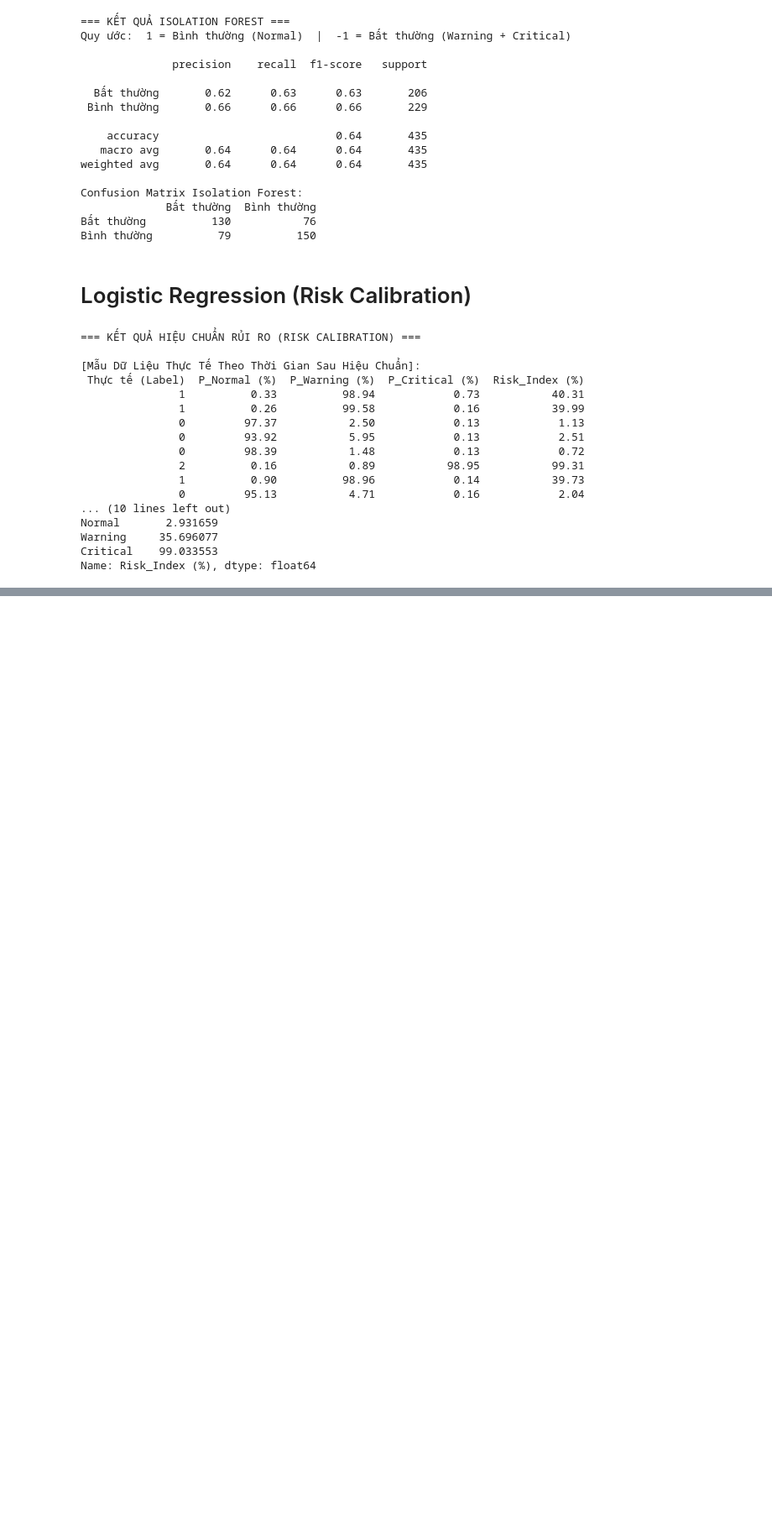
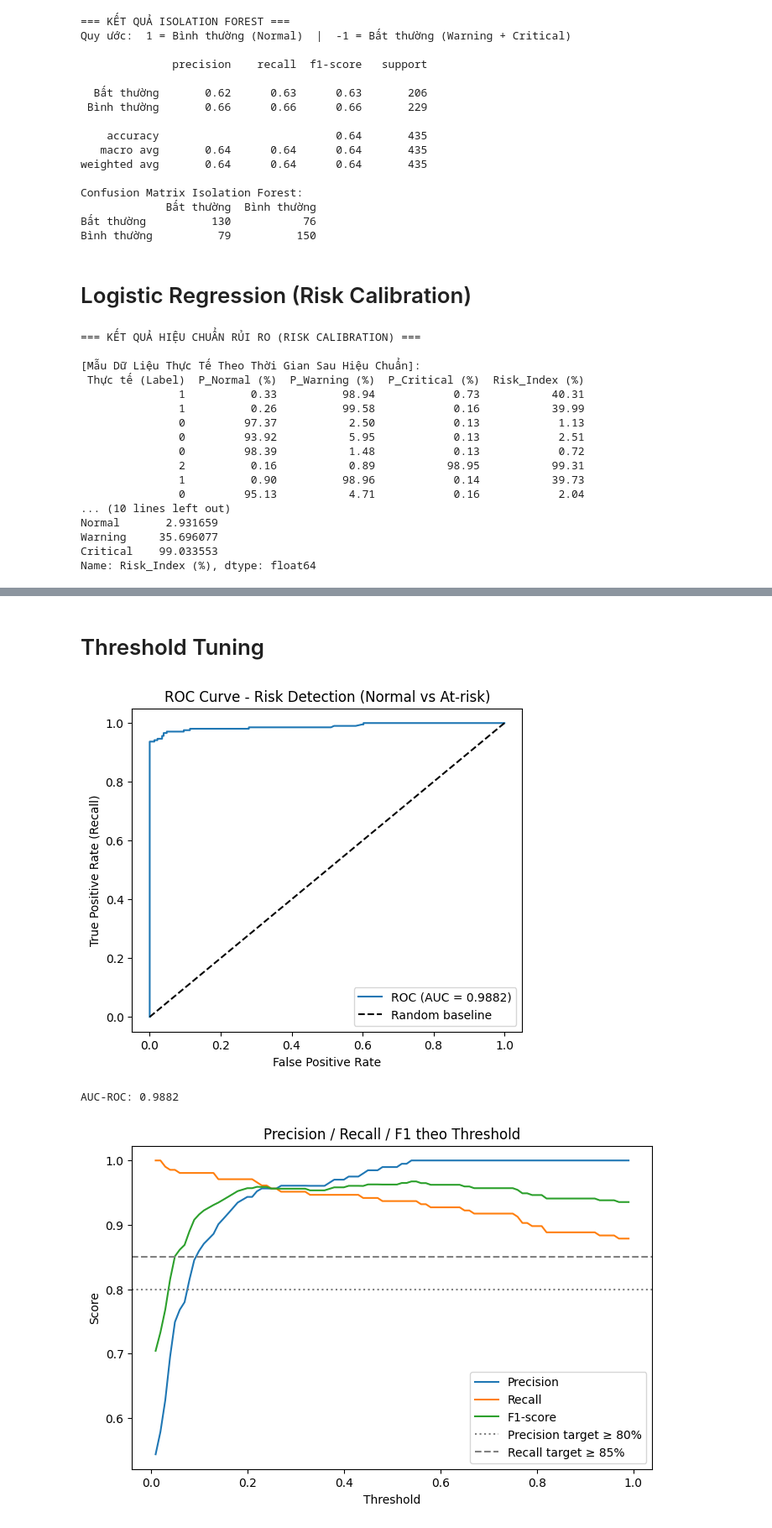
Before and after one commit to VinhNguyen1906/CS117-Project, a Jupyter notebook: demo.ipynb, the cells around one changed output, grey strips where cells are left out. Shown at 84% size. Saved outputs shown, nothing was run; the diff lists cells and outputs as text; code cells hidden in the pictures; blank space fills up the shorter version.

```diff
--- a/demo.ipynb
+++ b/demo.ipynb
@@ -361,0 +500,79 @@ Name: Risk_Index (%), dtype: float64
+# %% [markdown]
+# Threshold Tuning
+# %%
+
+# Binary: 0 = Normal (an toàn), 1 = Warning/Critical (rủi ro)
+y_test_binary = (y_test != 0).astype(int)
+risk_score = probs[:, 1] + probs[:, 2]   # xác suất rủi ro tổng, đã calibrate
+
+# ROC Curve Analysis
+fpr, tpr, thresholds_roc = roc_curve(y_test_binary, risk_score)
+roc_auc = auc(fpr, tpr)
+
+plt.figure(figsize=(6, 5))
+plt.plot(fpr, tpr, label=f'ROC (AUC = {roc_auc:.4f})')
+plt.plot([0, 1], [0, 1], 'k--', label='Random baseline')
+plt.xlabel('False Positive Rate')
+plt.ylabel('True Positive Rate (Recall)')
+plt.title('ROC Curve - Risk Detection (Normal vs At-risk)')
+plt.legend()
+plt.show()
+print(f"AUC-ROC: {roc_auc:.4f}")
+
+# Quét threshold, tính Precision/Recall/F1
+thresholds = np.linspace(0.01, 0.99, 99)
+records = []
+for t in thresholds:
+    y_pred_t = (risk_score >= t).astype(int)
+    records.append((
+        t,
+        precision_score(y_test_binary, y_pred_t, zero_division=0),
+        recall_score(y_test_binary, y_pred_t, zero_division=0),
+        f1_score(y_test_binary, y_pred_t, zero_division=0)
+    ))
+df_thresh = pd.DataFrame(records, columns=['threshold', 'precision', 'recall', 'f1'])
+
+# Vẽ Precision/Recall/F1 theo threshold
+plt.figure(figsize=(8, 5))
+plt.plot(df_thresh['threshold'], df_thresh['precision'], label='Precision')
+plt.plot(df_thresh['threshold'], df_thresh['recall'], label='Recall')
+plt.plot(df_thresh['threshold'], df_thresh['f1'], label='F1-score')
+plt.axhline(0.80, color='gray', linestyle=':', label='Precision target ≥ 80%')
+plt.axhline(0.85, color='gray', linestyle='--', label='Recall target ≥ 85%')
+plt.xlabel('Threshold')
+plt.ylabel('Score')
+plt.title('Precision / Recall / F1 theo Threshold')
+plt.legend()
+plt.show()
+
+# Threshold tối ưu F1 (không ràng buộc)
+best_f1 = df_thresh.loc[df_thresh['f1'].idxmax()]
+print(f"\n[Best F1] threshold={best_f1['threshold']:.2f} -> "
+      f"P={best_f1['precision']:.4f}, R={best_f1['recall']:.4f}, F1={best_f1['f1']:.4f}")
+
+# Threshold thỏa ĐỒNG THỜI Precision≥80% VÀ Recall≥85% =
+valid = df_thresh[(df_thresh['precision'] >= 0.80) & (df_thresh['recall'] >= 0.85)]
+
+if len(valid) > 0:
+    chosen = valid.loc[valid['f1'].idxmax()]   # trong vùng hợp lệ, chọn F1 cao nhất
+    print(f"\n[Thỏa ràng buộc] threshold={chosen['threshold']:.2f} -> "
+          f"P={chosen['precision']:.4f}, R={chosen['recall']:.4f}, F1={chosen['f1']:.4f}")
+else:
+    print("\n[!] Không tồn tại threshold nào thỏa ĐỒNG THỜI Precision≥80% và Recall≥85%.")
+    print("5 threshold gần đạt được yêu cầu nhất:")
+    df_thresh['gap'] = np.maximum(0, 0.80 - df_thresh['precision']) + np.maximum(0, 0.85 - df_thresh['recall'])
+    print(df_thresh.sort_values('gap')[['threshold', 'precision', 'recall', 'f1']].head(5).to_string(index=False))
+
+# ===== 5. Áp dụng threshold cuối cùng vào bài toán thực tế =====
+final_threshold = chosen['threshold'] if len(valid) > 0 else best_f1['threshold']
+y_pred_final = (risk_score >= final_threshold).astype(int)
+print(f"\n=== Confusion matrix với threshold = {final_threshold:.2f} ===")
+print(pd.DataFrame(
+    confusion_matrix(y_test_binary, y_pred_final),
+    index=['Normal (thực)', 'At-risk (thực)'],
+    columns=['Normal (dự đoán)', 'At-risk (dự đoán)']
+))
+# %% [output]
+[figure, added]
+AUC-ROC: 0.9882
+[figure, added]
```
Also changed, not shown: parts of 8 cells of this notebook.
